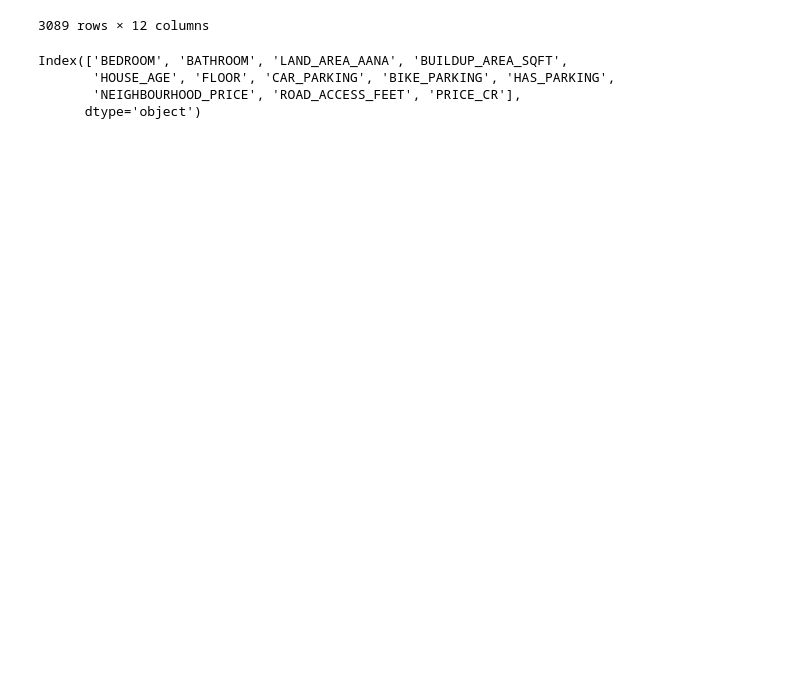
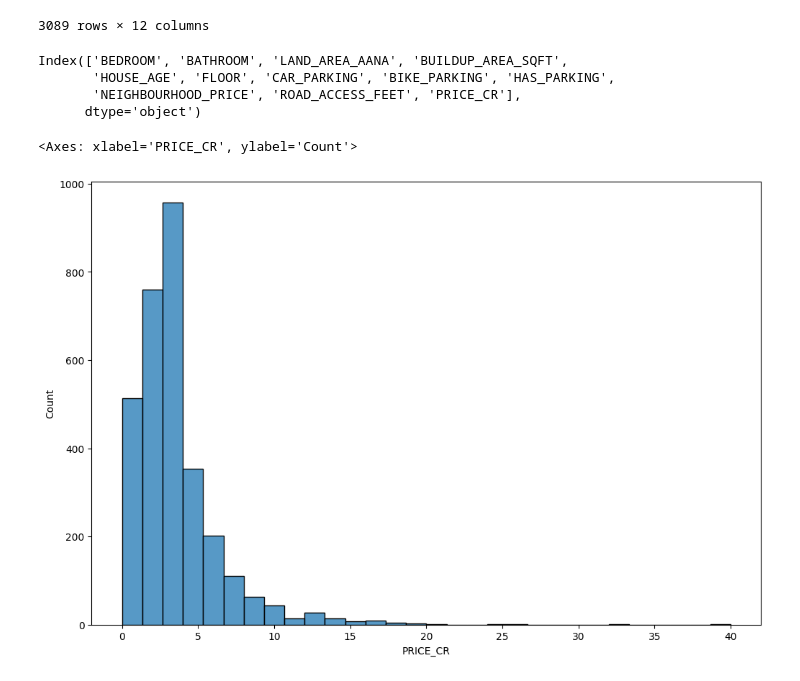
Before and after one commit to Kushal096/housePricePrediction, a Jupyter notebook: main.ipynb, the cells around one changed output. Drawn from its saved outputs; the diff is of its cells as text; code cells hidden in the pictures; blank space fills up the shorter version.

```diff
--- a/main.ipynb
+++ b/main.ipynb
@@ -440,0 +444,6 @@ Index(['BEDROOM', 'BATHROOM', 'LAND_AREA_AANA', 'BUILDUP_AREA_SQFT',
+# %%
+plt.figure(figsize=(12,8))
+sns.histplot(df['PRICE_CR'],bins = 30)
+# %% [output]
+<Axes: xlabel='PRICE_CR', ylabel='Count'>
+[figure, added]
```
Also changed, not shown: parts of 4 cells of this notebook.
